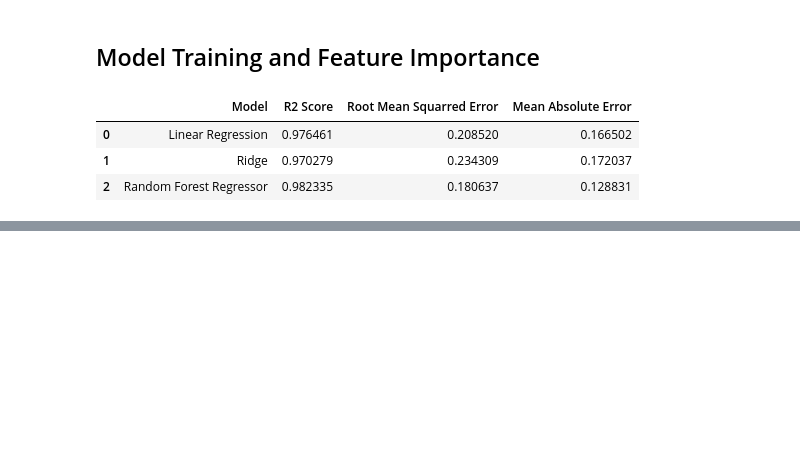
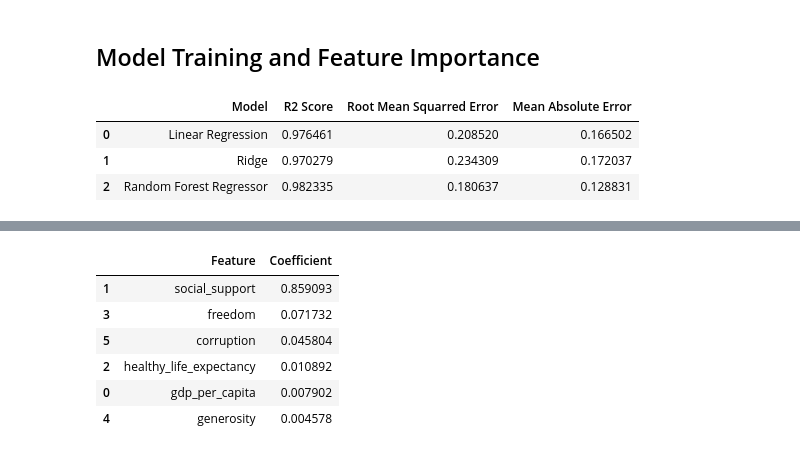
Before and after one commit to hfarukaktas/data-science-projects, a Jupyter notebook: world-happiness-index/WorldHappinessData.ipynb, the cells around one changed output, grey strips where cells are left out. Saved outputs shown, nothing was run; the diff lists cells and outputs as text; code cells hidden in the pictures; blank space fills up the shorter version.

```diff
--- a/world-happiness-index/WorldHappinessData.ipynb
+++ b/world-happiness-index/WorldHappinessData.ipynb
@@ -207,0 +232,10 @@ results_df
+# %%
+rf_feat_importance
+# %% [output]
+|  | Feature | Coefficient |
+| 1 | social_support | 0.859093 |
+| 3 | freedom | 0.071732 |
+| 5 | corruption | 0.045804 |
+| 2 | healthy_life_expectancy | 0.010892 |
+| 0 | gdp_per_capita | 0.007902 |
+| 4 | generosity | 0.004578 |
```
Also changed, not shown: parts of 6 cells of this notebook.
